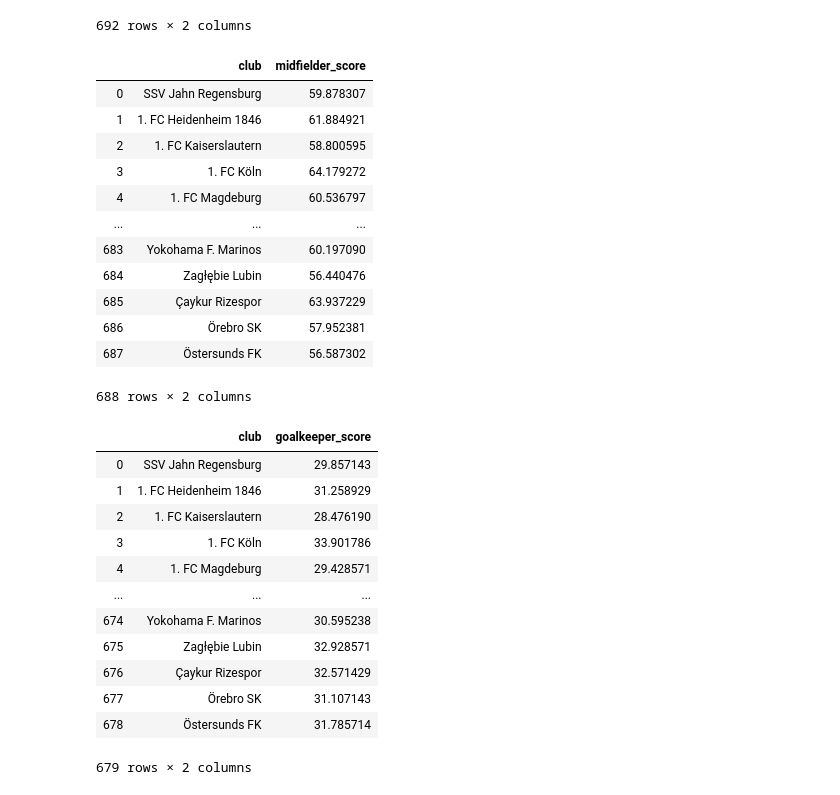
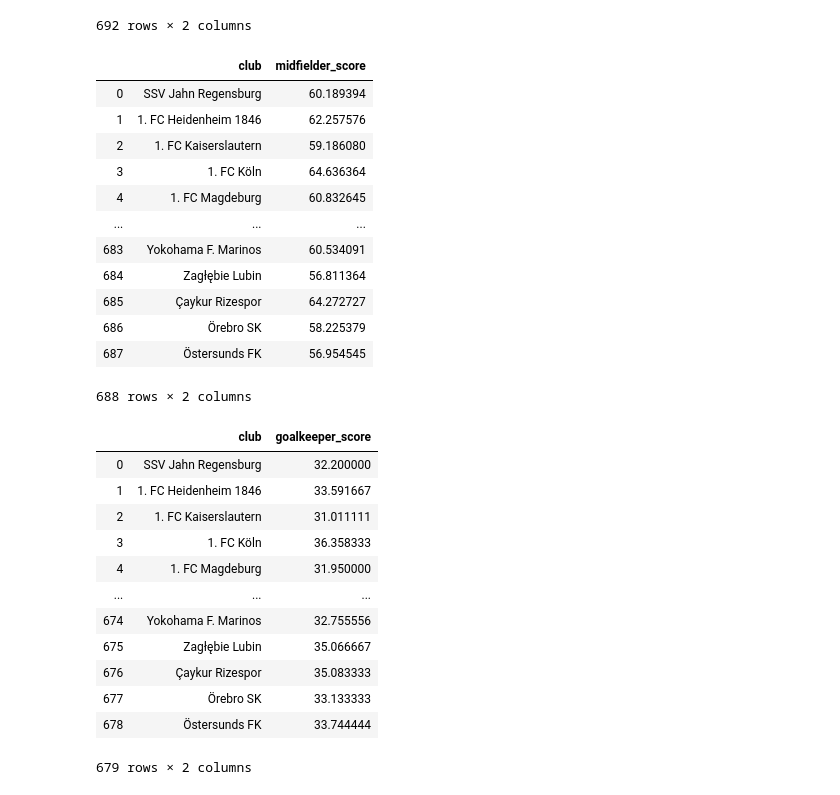
Before and after one commit to AniruddhNathani/DataVengers_FIFAAnalysis, a Jupyter notebook: Fifa_20.ipynb, the cells around one changed output. Cells and saved outputs as stored; diff of their text form; code cells hidden in the pictures.

```diff
--- a/Fifa_20.ipynb
+++ b/Fifa_20.ipynb
@@ -93,30 +93,30 @@ d_score
 | 691 | UCD AFC | 48.654762 |
 692 rows × 2 columns
 # %%
-midfielder_score = midfielder.groupby('club').mean()[['pace', 'shooting', 'passing',
+midfielder_score = midfielder.groupby('club').mean()[['pace', 'shooting', 'passing', 'potential','overall',
                                                       'dribbling', 'defending', 'physic',
                                                       'attacking_crossing', 'attacking_finishing',
                                                       'attacking_heading_accuracy', 'attacking_short_passing', 'attacking_volleys', 'skill_dribbling',
                                                       'skill_curve', 'skill_fk_accuracy', 'skill_long_passing',
                                                       'skill_ball_control', 'movement_acceleration', 'movement_sprint_speed', 'movement_agility',
                                                       'movement_reactions', 'movement_balance', 'power_shot_power', 'power_jumping', 'power_stamina', 'power_strength', 'power_long_shots', 'mentality_aggression', 'mentality_interceptions', 'mentality_positioning', 'mentality_vision', 'mentality_penalties', 'mentality_composure', 'lw', 'rw', 'lam', 'cam', 'ram', 'lm', 'lcm', 'cm', 'rcm', 'rm']
 ]
 m_score = midfielder_score.mean(axis = 1).reset_index(name ='midfielder_score')
 m_score
 # mf.sort_values(ascending=False)
 # %% [output]
 |  | club | midfielder_score |
-| 0 | SSV Jahn Regensburg | 59.878307 |
-| 1 | 1. FC Heidenheim 1846 | 61.884921 |
-| 2 | 1. FC Kaiserslautern | 58.800595 |
-| 3 | 1. FC Köln | 64.179272 |
-| 4 | 1. FC Magdeburg | 60.536797 |
+| 0 | SSV Jahn Regensburg | 60.189394 |
+| 1 | 1. FC Heidenheim 1846 | 62.257576 |
+| 2 | 1. FC Kaiserslautern | 59.186080 |
+| 3 | 1. FC Köln | 64.636364 |
+| 4 | 1. FC Magdeburg | 60.832645 |
 | ... | ... | ... |
-| 683 | Yokohama F. Marinos | 60.197090 |
-| 684 | Zagłębie Lubin | 56.440476 |
-| 685 | Çaykur Rizespor | 63.937229 |
-| 686 | Örebro SK | 57.952381 |
-| 687 | Östersunds FK | 56.587302 |
+| 683 | Yokohama F. Marinos | 60.534091 |
+| 684 | Zagłębie Lubin | 56.811364 |
+| 685 | Çaykur Rizespor | 64.272727 |
+| 686 | Örebro SK | 58.225379 |
+| 687 | Östersunds FK | 56.954545 |
 688 rows × 2 columns
 # %%
 goalkeeper_score = goalkeeper.groupby('club').mean()[['pace', 'shooting', 'passing', 'dribbling', 'defending', 'physic',
@@ -125,22 +125,22 @@ goalkeeper_score = goalkeeper.groupby('club').mean()[['pace', 'shooting', 'passi
                                                       'movement_reactions','movement_balance','power_shot_power','power_jumping',
                                                       'power_stamina','power_strength','power_long_shots','mentality_aggression',
                                                       'mentality_interceptions','mentality_positioning','mentality_vision',
-                                                      'mentality_penalties','mentality_composure']]
+                                                      'mentality_penalties','mentality_composure','potential','overall']]
 g_score = goalkeeper_score.mean(axis = 1).reset_index(name ='goalkeeper_score')
 g_score
 # %% [output]
 |  | club | goalkeeper_score |
-| 0 | SSV Jahn Regensburg | 29.857143 |
-| 1 | 1. FC Heidenheim 1846 | 31.258929 |
-| 2 | 1. FC Kaiserslautern | 28.476190 |
-| 3 | 1. FC Köln | 33.901786 |
-| 4 | 1. FC Magdeburg | 29.428571 |
+| 0 | SSV Jahn Regensburg | 32.200000 |
+| 1 | 1. FC Heidenheim 1846 | 33.591667 |
+| 2 | 1. FC Kaiserslautern | 31.011111 |
+| 3 | 1. FC Köln | 36.358333 |
+| 4 | 1. FC Magdeburg | 31.950000 |
 | ... | ... | ... |
-| 674 | Yokohama F. Marinos | 30.595238 |
-| 675 | Zagłębie Lubin | 32.928571 |
-| 676 | Çaykur Rizespor | 32.571429 |
-| 677 | Örebro SK | 31.107143 |
-| 678 | Östersunds FK | 31.785714 |
+| 674 | Yokohama F. Marinos | 32.755556 |
+| 675 | Zagłębie Lubin | 35.066667 |
+| 676 | Çaykur Rizespor | 35.083333 |
+| 677 | Örebro SK | 33.133333 |
+| 678 | Östersunds FK | 33.744444 |
 679 rows × 2 columns
 # %%
 forward_score = forward.groupby('club').mean()[['attacking_crossing','attacking_finishing','attacking_heading_accuracy',
```
Also changed, not shown: parts of 4 cells of this notebook, 1 other file.
